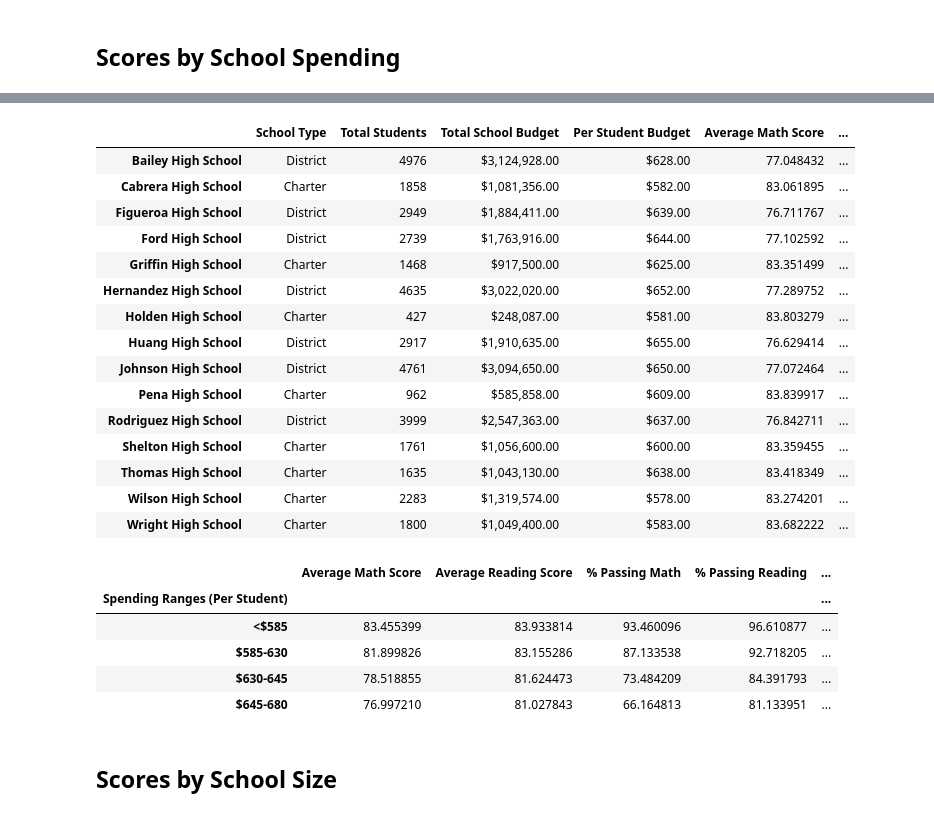
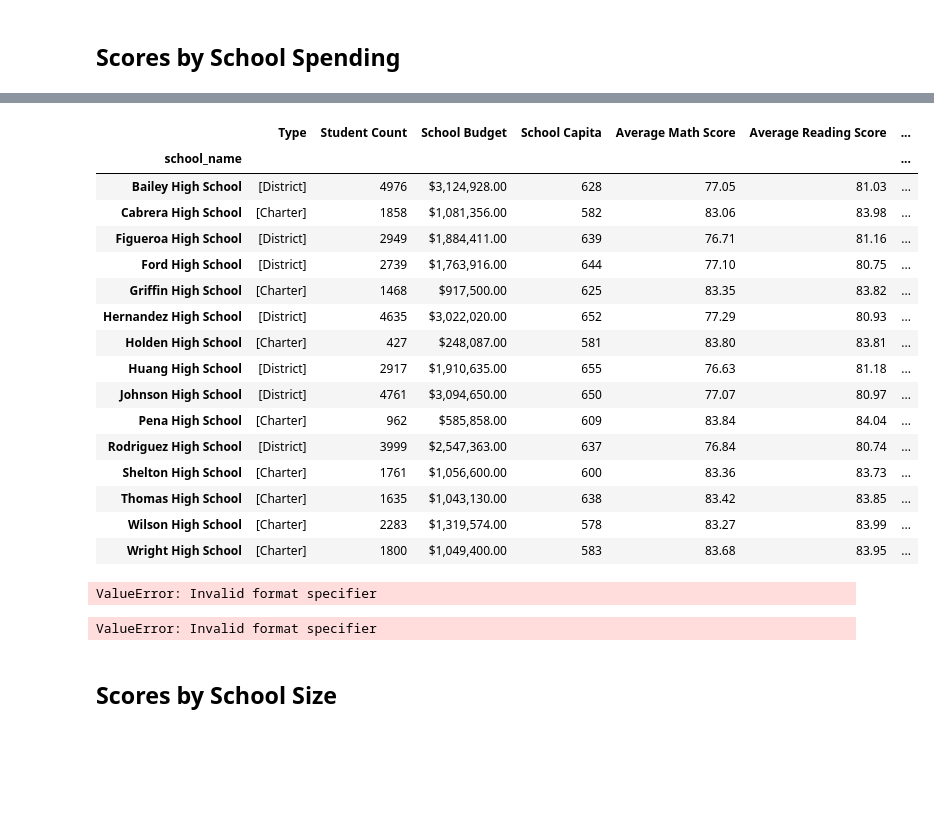
Before and after one commit to DavidsonRCan2/pandas-challenge, a Jupyter notebook: PyCitySchools/main.ipynb, the cells around one changed output, grey strips where cells are left out. Cells and saved outputs as stored; diff of their text form; code cells hidden in the pictures; blank space fills up the shorter version.

```diff
--- a/PyCitySchools/main.ipynb
+++ b/PyCitySchools/main.ipynb
@@ -583,0 +564,17 @@ school_spending_df = per_school_summary.copy()
+# %%
+# Create a copy of the school summary since it has the "Per Student Budget"
+school_spending_df = school_summary.copy()
+school_spending_df["School Capita"] = school_spending_df["School Capita"].str.replace('\W','',regex=True)
+school_spending_df["% Students Passing Math"] = school_spending_df["% Students Passing Math"].str.replace('\W','',regex=True)
+school_spending_df["% Students Passing Reading"] = school_spending_df["% Students Passing Reading"].str.replace('\W','',regex=True)
+school_spending_df["% Students Overall Passing"] = school_spending_df["% Students Overall Passing"].str.replace('\W','',regex=True)
+school_spending_df["School Capita"] = pd.to_numeric(school_spending_df["School Capita"])
+school_spending_df["% Students Passing Math"] = pd.to_numeric(school_spending_df["% Students Passing Math"])
+school_spending_df["% Students Passing Reading"] = pd.to_numeric(school_spending_df["% Students Passing Reading"])
+school_spending_df["% Students Overall Passing"] = pd.to_numeric(school_spending_df["% Students Overall Passing"])
+school_spending_df["School Capita"] = school_spending_df["School Capita"].floordiv(100)
+school_spending_df["% Students Passing Math"] = school_spending_df["% Students Passing Math"].floordiv(100)
+school_spending_df["% Students Passing Reading"] = school_spending_df["% Students Passing Reading"].floordiv(100)
+school_spending_df["% Students Overall Passing"] = school_spending_df["% Students Overall Passing"].floordiv(100)
+# The above code is to remove the previous formatting so I could do the binning later.
+school_spending_df
@@ -584,22 +599,24 @@ school_spending_df = per_school_summary.copy()
 # %%
 # Use `pd.cut` to categorize spending based on the bins.
-school_spending_df["Spending Ranges (Per Student)"] =
+school_spending_df["Spending Ranges (Per Student)"] = pd.cut(school_spending_df["School Capita"], bins=spending_bins, labels=labels)
+school_spending_df
 # %% [output]
-|  | School Type | Total Students | Total School Budget | Per Student Budget | Average Math Score | ... |
-| Bailey High School | District | 4976 | $3,124,928.00 | $628.00 | 77.048432 | ... |
-| Cabrera High School | Charter | 1858 | $1,081,356.00 | $582.00 | 83.061895 | ... |
-| Figueroa High School | District | 2949 | $1,884,411.00 | $639.00 | 76.711767 | ... |
-| Ford High School | District | 2739 | $1,763,916.00 | $644.00 | 77.102592 | ... |
-| Griffin High School | Charter | 1468 | $917,500.00 | $625.00 | 83.351499 | ... |
-| Hernandez High School | District | 4635 | $3,022,020.00 | $652.00 | 77.289752 | ... |
-| Holden High School | Charter | 427 | $248,087.00 | $581.00 | 83.803279 | ... |
-| Huang High School | District | 2917 | $1,910,635.00 | $655.00 | 76.629414 | ... |
-| Johnson High School | District | 4761 | $3,094,650.00 | $650.00 | 77.072464 | ... |
-| Pena High School | Charter | 962 | $585,858.00 | $609.00 | 83.839917 | ... |
-| Rodriguez High School | District | 3999 | $2,547,363.00 | $637.00 | 76.842711 | ... |
-| Shelton High School | Charter | 1761 | $1,056,600.00 | $600.00 | 83.359455 | ... |
-| Thomas High School | Charter | 1635 | $1,043,130.00 | $638.00 | 83.418349 | ... |
-| Wilson High School | Charter | 2283 | $1,319,574.00 | $578.00 | 83.274201 | ... |
-| Wright High School | Charter | 1800 | $1,049,400.00 | $583.00 | 83.682222 | ... |
+|  | Type | Student Count | School Budget | School Capita | Average Math Score | Average Reading Score | ... |
+| school_name |  |  |  |  |  |  | ... |
+| Bailey High School | [District] | 4976 | $3,124,928.00 | 628 | 77.05 | 81.03 | ... |
+| Cabrera High School | [Charter] | 1858 | $1,081,356.00 | 582 | 83.06 | 83.98 | ... |
+| Figueroa High School | [District] | 2949 | $1,884,411.00 | 639 | 76.71 | 81.16 | ... |
+| Ford High School | [District] | 2739 | $1,763,916.00 | 644 | 77.10 | 80.75 | ... |
+| Griffin High School | [Charter] | 1468 | $917,500.00 | 625 | 83.35 | 83.82 | ... |
+| Hernandez High School | [District] | 4635 | $3,022,020.00 | 652 | 77.29 | 80.93 | ... |
+| Holden High School | [Charter] | 427 | $248,087.00 | 581 | 83.80 | 83.81 | ... |
+| Huang High School | [District] | 2917 | $1,910,635.00 | 655 | 76.63 | 81.18 | ... |
+| Johnson High School | [District] | 4761 | $3,094,650.00 | 650 | 77.07 | 80.97 | ... |
+| Pena High School | [Charter] | 962 | $585,858.00 | 609 | 83.84 | 84.04 | ... |
+| Rodriguez High School | [District] | 3999 | $2,547,363.00 | 637 | 76.84 | 80.74 | ... |
+| Shelton High School | [Charter] | 1761 | $1,056,600.00 | 600 | 83.36 | 83.73 | ... |
+| Thomas High School | [Charter] | 1635 | $1,043,130.00 | 638 | 83.42 | 83.85 | ... |
+| Wilson High School | [Charter] | 2283 | $1,319,574.00 | 578 | 83.27 | 83.99 | ... |
+| Wright High School | [Charter] | 1800 | $1,049,400.00 | 583 | 83.68 | 83.95 | ... |
 # %%
 #  Calculate averages for the desired columns.
@@ -611,16 +628,12 @@ overall_passing_spending = school_spending_df.groupby(["Spending Ranges (Per Stu
 # %%
 # Assemble into DataFrame
-spending_summary =
+spending_summary = pd.concat([spending_math_scores, spending_reading_scores, spending_passing_math, spending_passing_reading, overall_passing_spending], axis=1)
 
 # Display results
 spending_summary
 # %% [output]
-|  | Average Math Score | Average Reading Score | % Passing Math | % Passing Reading | ... |
-| Spending Ranges (Per Student) |  |  |  |  | ... |
-| <$585 | 83.455399 | 83.933814 | 93.460096 | 96.610877 | ... |
-| $585-630 | 81.899826 | 83.155286 | 87.133538 | 92.718205 | ... |
-| $630-645 | 78.518855 | 81.624473 | 73.484209 | 84.391793 | ... |
-| $645-680 | 76.997210 | 81.027843 | 66.164813 | 81.133951 | ... |
+ValueError: Invalid format specifier
+ValueError: Invalid format specifier
 # %% [markdown]
 ## Scores by School Size
 # %%
```
Also changed, not shown: parts of 7 cells of this notebook, 1 other file.
